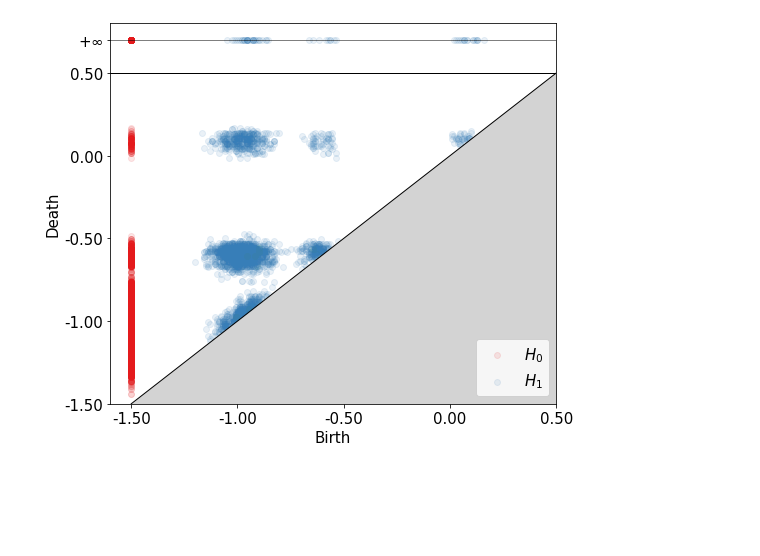
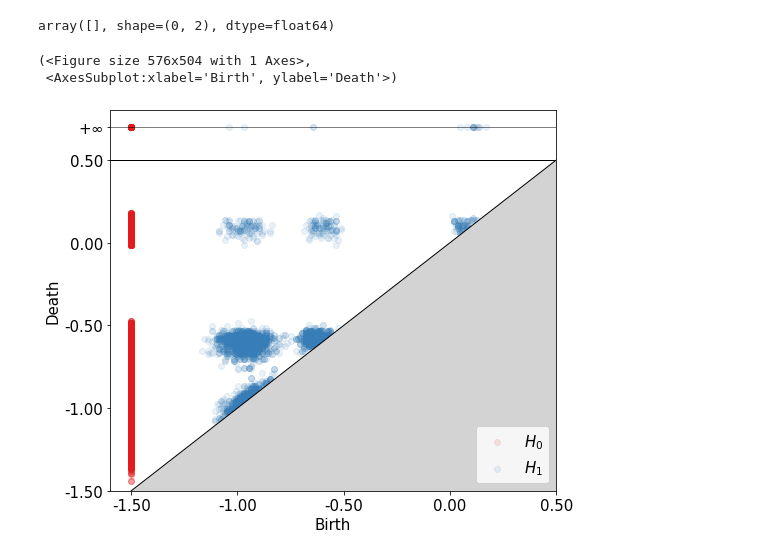
Before and after one commit to barahona-research-group/MCF, a Jupyter notebook: experiments/220526_bootstrap_results.ipynb, the cells around one changed output. Cells and saved outputs as stored; diff of their text form; code cells hidden in the pictures; blank space fills up the shorter version.

Commit message:
boostrap results for real networks and adk ms analysis

```diff
--- a/experiments/220526_bootstrap_results.ipynb
+++ b/experiments/220526_bootstrap_results.ipynb
@@ -17,12 +17,12 @@ root_fig = '/home/tc/OneDrive/Software/MSFiltration/figures/'
 # Load data
 root = '/home/tc/OneDrive/Software/MSFiltration/experiments/results/'
 
-# with open(root+'stability_sbm_05-04_06:55.pkl', 'rb') as handle:
-#     results_sbm = pickle.load(handle)
+with open(root+'bootstrap_sbm_05-27_10:07.pkl', 'rb') as handle:
+    results_sbm = pickle.load(handle)
 
-# persistence_sbm = results_sbm['persistence']
+persistence_sbm_folded = results_sbm['persistence']
 
-with open(root+'bootstrap_er_05-05_01:21.pkl', 'rb') as handle:
+with open(root+'bootstrap_er_05-27_02:15.pkl', 'rb') as handle:
     results_er = pickle.load(handle)
 
-persistence_er = results_er['persistence']
+persistence_er_folded = results_er['persistence']
@@ -121,5 +29,11 @@ plt.savefig(root_fig +'stability_er.jpeg', dpi=500,bbox_inches='tight')
-# %%
-fig = plot_pds(persistence_sbm)
-plt.savefig(root_fig +'stability_sbm.jpeg', dpi=500,bbox_inches='tight')
-# %% [output]
-[figure, removed]
+# %%
+log_times = np.log10(results_er['ms_results'][0]['times'])
+# %%
+persistence_er_folded[19][10][2]
+# %% [output]
+array([], shape=(0, 2), dtype=float64)
+# %%
+persistence_sbm = []
+
+for i in range(len(persistence_sbm_folded)):
+    persistence_sbm += persistence_sbm_folded[i]
@@ -125,0 +45,6 @@ plt.savefig(root_fig +'stability_sbm.jpeg', dpi=500,bbox_inches='tight')
+# %%
+plot_pds(persistence_sbm,log_times)
+# %% [output]
+(<Figure size 576x504 with 1 Axes>,
+ <AxesSubplot:xlabel='Birth', ylabel='Death'>)
+[figure, added]
```
Also changed, not shown: parts of 6 cells of this notebook, 14 other files.
